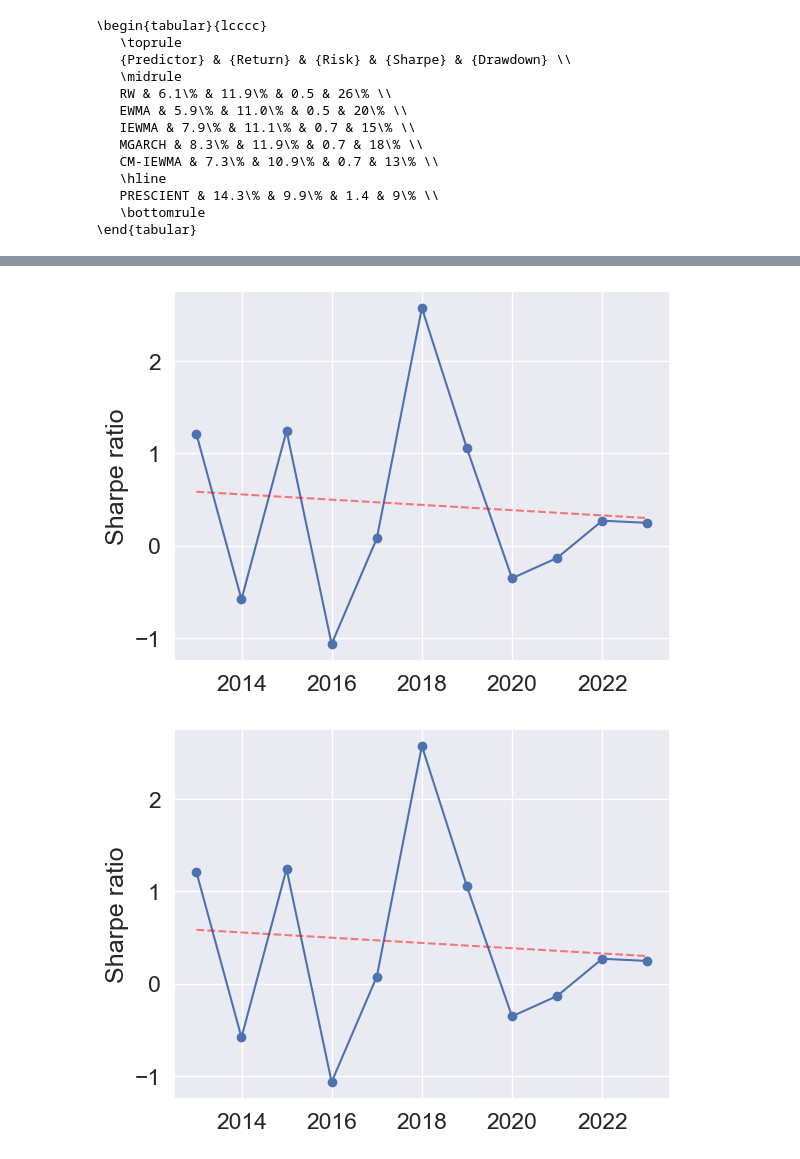
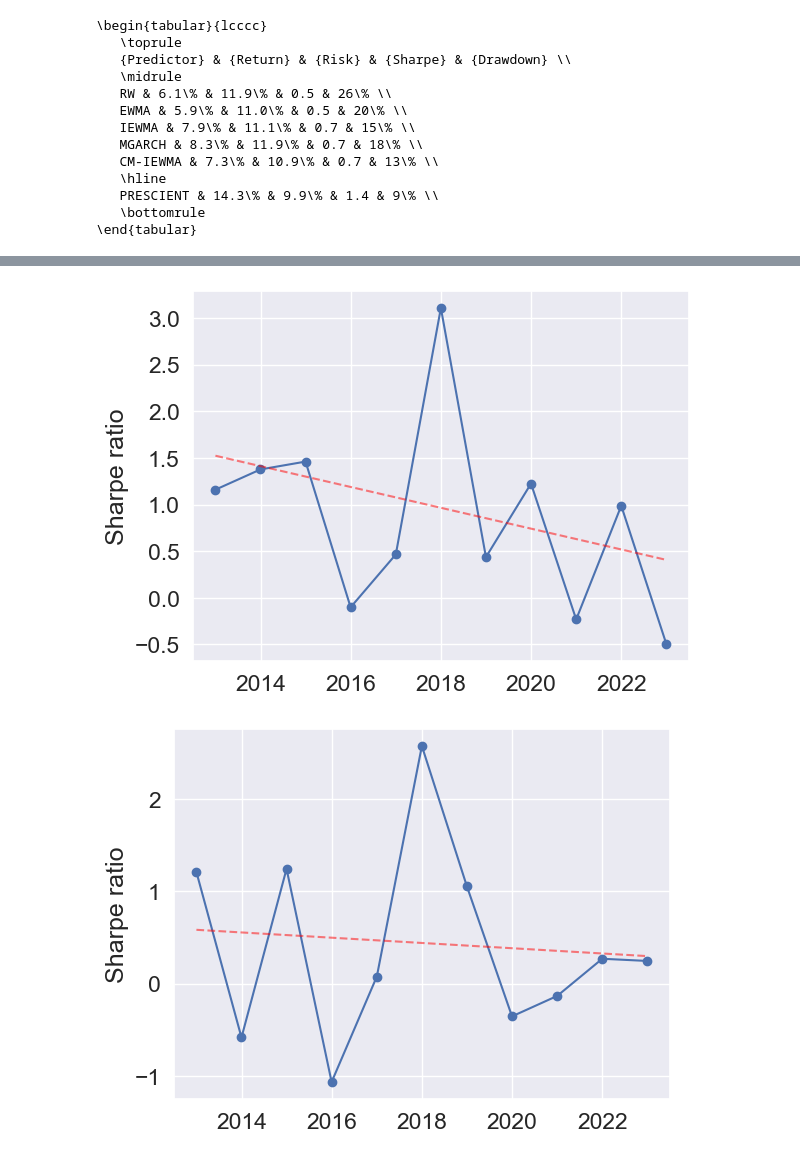
Before and after one commit to cvxgrp/cov_pred_finance, a Jupyter notebook: experiments/stock_portfolios.ipynb, the cells around one changed output, grey strips where cells are left out. Saved outputs shown, nothing was run; the diff lists cells and outputs as text; code cells hidden in the pictures.

```diff
--- a/experiments/stock_portfolios.ipynb
+++ b/experiments/stock_portfolios.ipynb
@@ -18,3 +78,10 @@ sns.set(font_scale=1.5)
+# %%
+# Import pkl /Users/kasper/Documents/Stanford/Research/My
+# papers/stat_arbs/publicRepo/cvx_stat_arb/data
+
+import pickle
+with open('data/permco_to_ticker.pkl', 'rb') as f:
+    permco_to_ticker = pickle.load(f)
 # %% [markdown]
 # Import data
 # %%
@@ -387,25 +447,11 @@ create_table(traders_mean_var, None, rf, excess, prescient=True)
    PRESCIENT & 14.3\% & 9.9\% & 1.4 & 9\% \\
    \bottomrule
 \end{tabular}
-# %%
-def tune_returns(returns):
-    """
-    Cuts element in each row at its 40th and 60th percentile
-    up and down
-    """
-
-    returns_tuned = np.zeros_like(returns)
-
-    for t in range(returns.shape[0]):
-        r_temp = returns.iloc[t]
-        returns_tuned[t] = np.clip(r_temp, a_min=r_temp.quantile(0.4), a_max=r_temp.quantile(0.6))
-
-    return pd.DataFrame(returns_tuned, index=returns.index, columns=returns.columns)
 # %%
 from experiments.utils.portfolio_backtests import MeanVariance
 
 r_hat_ewma = pd.DataFrame(dict(_ewma_mean(returns, halflife=250))).T
-r_hat_ewma_tuned = tune_returns(r_hat_ewma)
+r_hat_ewma = tune_returns(r_hat_ewma)
 mean_predictors = [r_hat_ewma for name in names]
 
 traders_mean_var = MeanVariance(returns, predictors, names, mean_predictors=mean_predictors, start_date=start_date, end_date=end_date).backtest(additonal_cons, sigma_tar)
@@ -445,9 +496,10 @@ create_table(traders_mean_var, None, rf, excess, prescient=False)
 # %%
 trader = traders_mean_var["CM-IEWMA"]
+trader.returns = trader.R
 SRs = yearly_SR(trader)
 plt.legend().remove()
 # %% [output]
-[figure, old version]
+[figure, new version]
 # %%
 # 63 day halfife
 trader = traders_mean_var["No clip"]
```
Also changed, not shown: parts of 12 cells of this notebook, 9 other files.
